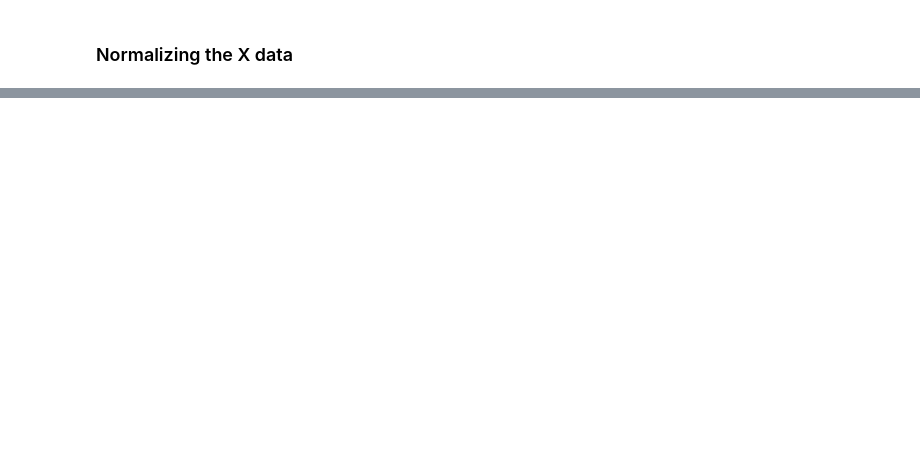
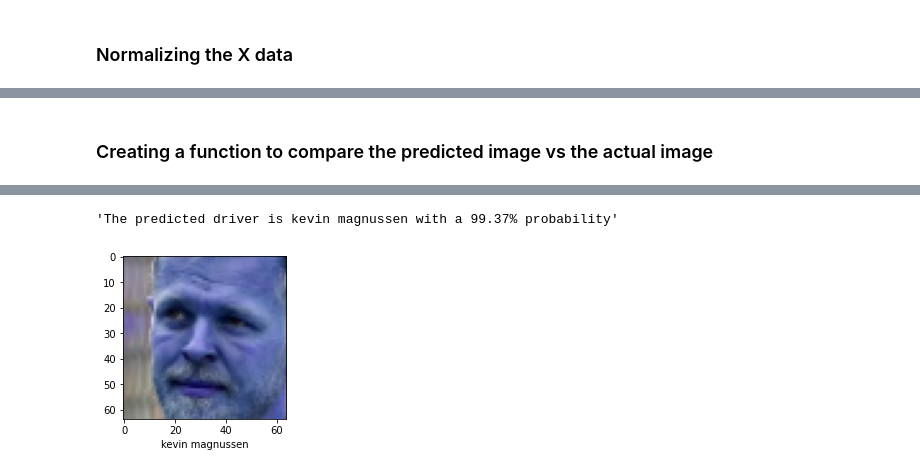
Before and after one commit to mgt990105/f1_driver_classification, a Jupyter notebook: model_training_cnn.ipynb, the cells around one changed output, grey strips where cells are left out. Cells and saved outputs as stored; diff of their text form; code cells hidden in the pictures; blank space fills up the shorter version.

Commit message:
Final Model Edits

```diff
--- a/model_training_cnn.ipynb
+++ b/model_training_cnn.ipynb
@@ -331,0 +369,2 @@ class_dict
+# %% [markdown]
+### Creating a function to compare the predicted image vs the actual image
@@ -331,0 +377,25 @@ class_dict
+# %%
+def check_output(x):
+
+    # getting the output from the CNN model
+
+    percentages = np.round(cnn.predict(np.expand_dims(X_test[x], axis=0))[0]*100,decimals=2)
+
+    highest_perc = np.max(percentages)
+
+
+    converted_array = np.array([("{:.2f}".format(number)) for number in percentages])
+
+    converted_highest_perc = "{:.2f}%".format(highest_perc)
+
+
+    prediction = np.argmax(converted_array)
+
+    driver_name = f"The predicted driver is {get_key_from_value(class_dict,prediction)} with a {converted_highest_perc} probability"
+
+    plot_sample(X_test,y_test,class_dict,x)
+
+    return driver_name
+# %%
+check_output(21)
+# %% [output]
@@ -331,0 +403,2 @@ class_dict
+'The predicted driver is kevin magnussen with a 99.37% probability'
+[figure, added]
```
Also changed, not shown: parts of 16 cells of this notebook, 1 other file.
